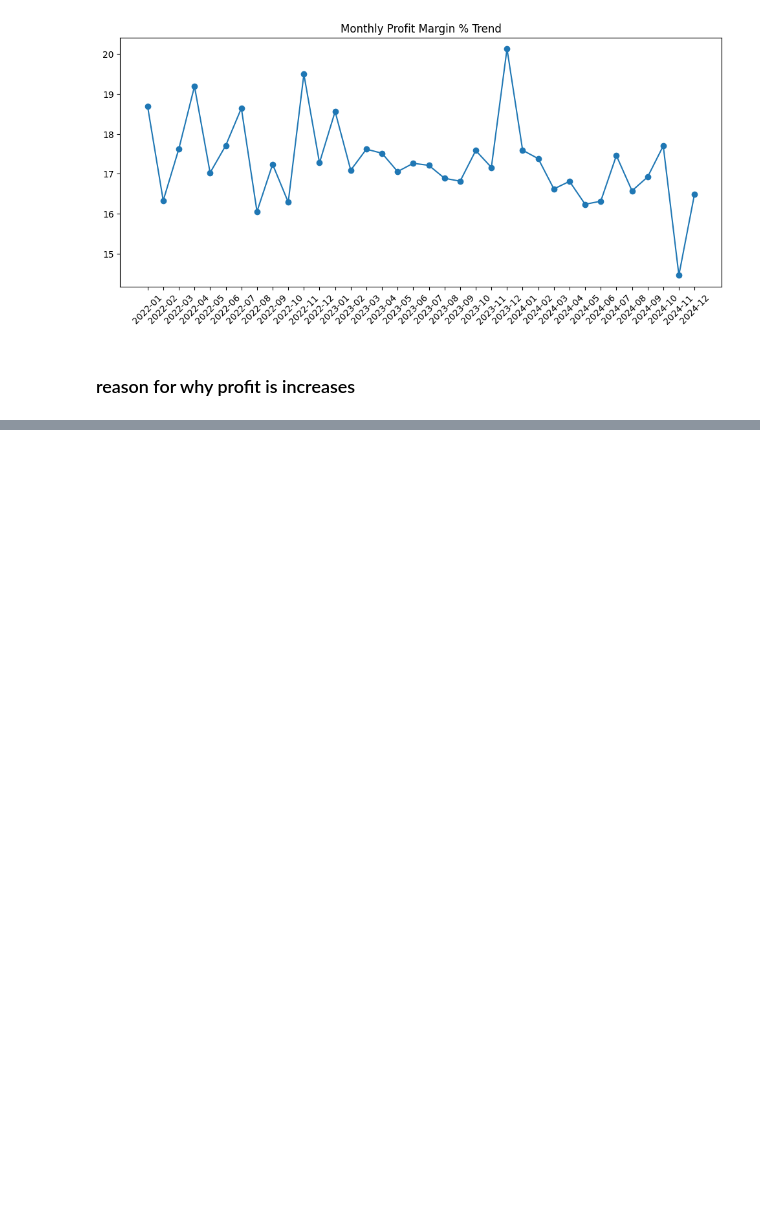
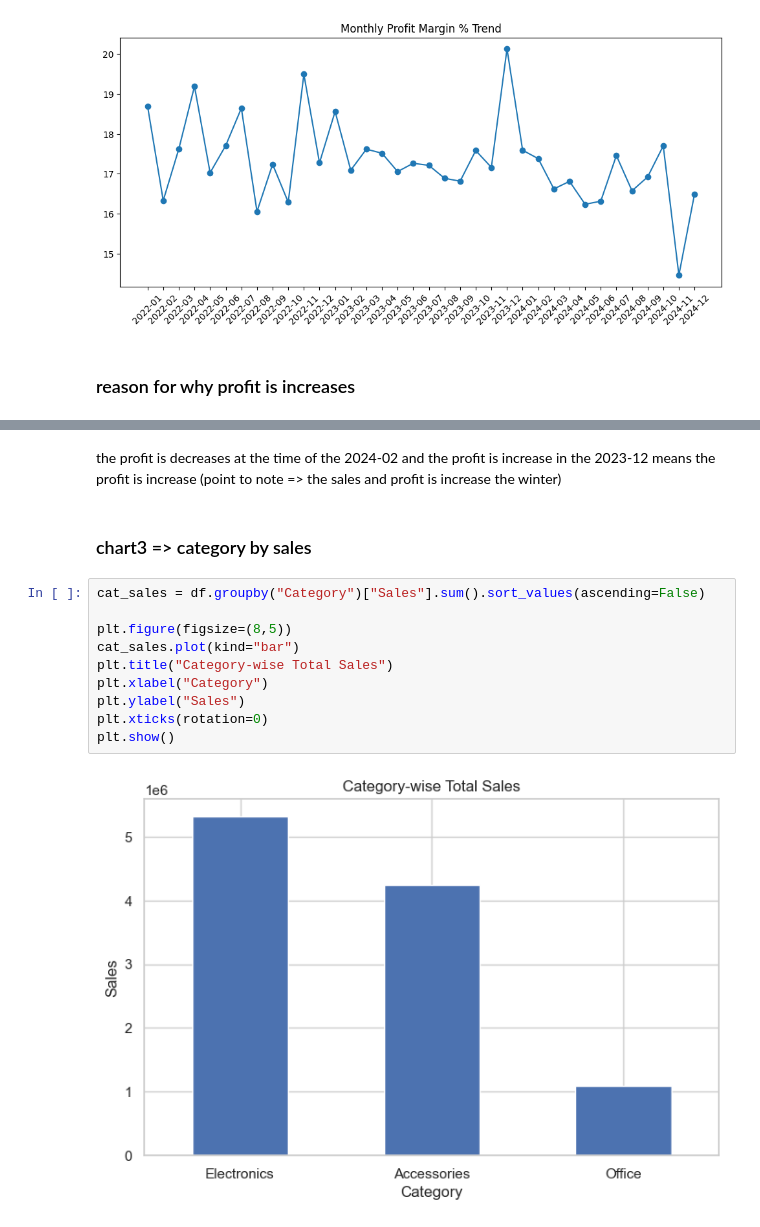
Before and after one commit to lakshyasinghal08/E-commerce-Sales--Analysis, a Jupyter notebook: analyse.ipynb, the cells around one changed output, grey strips where cells are left out. Saved outputs shown, nothing was run; the diff lists cells and outputs as text; blank space fills up the shorter version.

```diff
--- a/analyse.ipynb
+++ b/analyse.ipynb
@@ -412,0 +558,16 @@ cat_margin.sort_values('Profit_Margin_%', ascending=False)
+# %% [markdown]
+the profit is decreases at the time of the 2024-02 and the profit is increase in the 2023-12 means the profit is increase (point to note => the sales and profit is increase the winter)
+# %% [markdown]
+### chart3 => category by sales
+# %%
+cat_sales = df.groupby("Category")["Sales"].sum().sort_values(ascending=False)
+
+plt.figure(figsize=(8,5))
+cat_sales.plot(kind="bar")
+plt.title("Category-wise Total Sales")
+plt.xlabel("Category")
+plt.ylabel("Sales")
+plt.xticks(rotation=0)
+plt.show()
+# %% [output]
+[figure, added]
```
Also changed, not shown: parts of 28 cells of this notebook.
